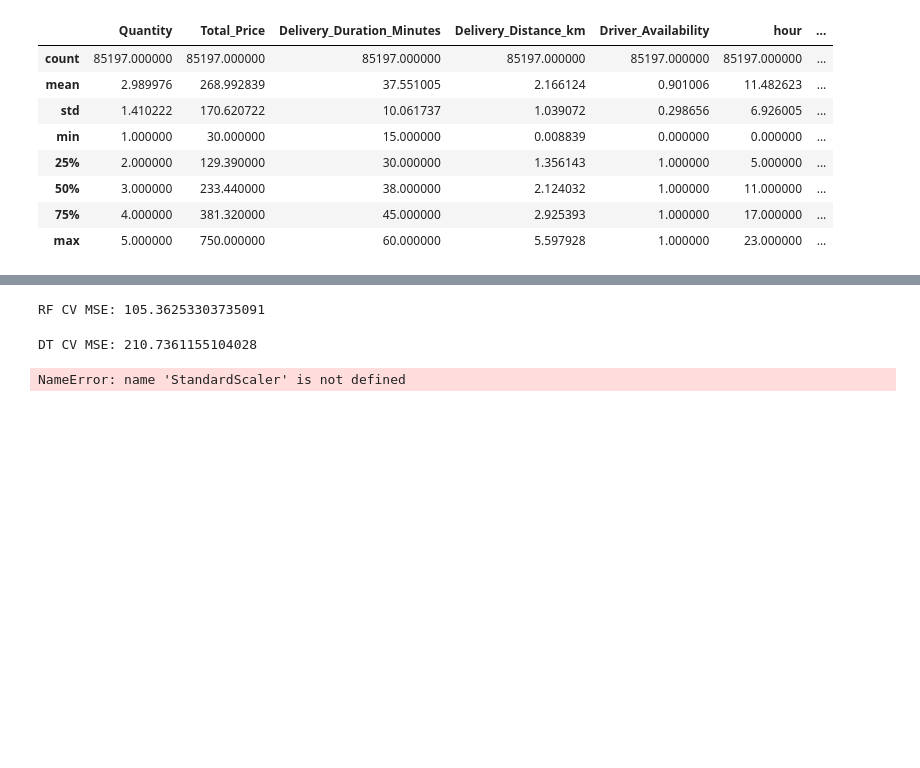
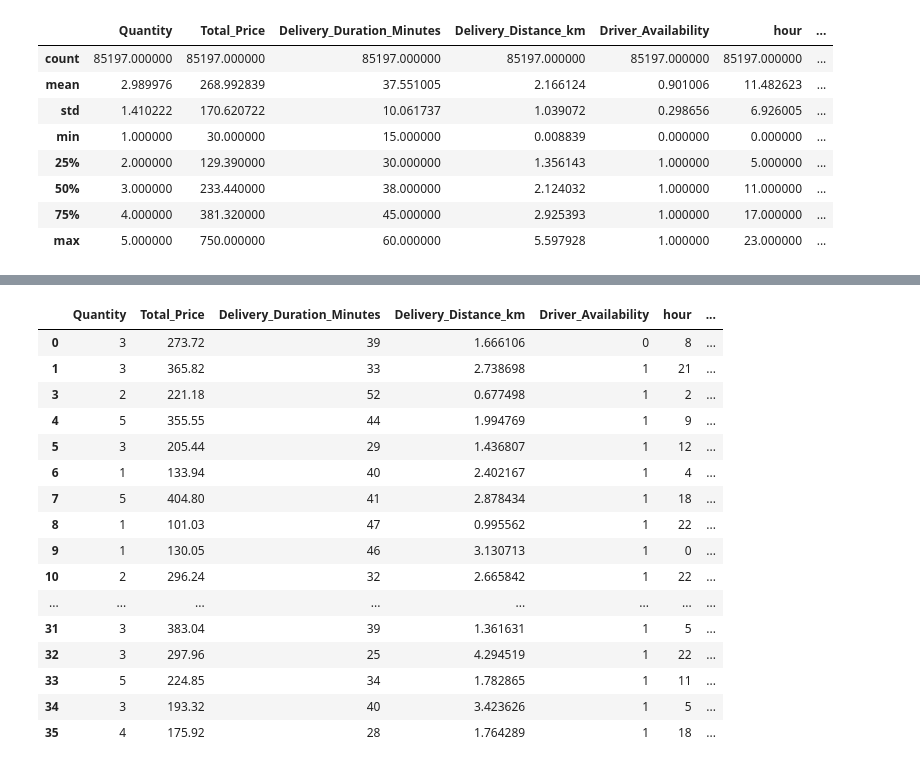
Before and after one commit to nguyenhuynhdt37/HM_GK, a Jupyter notebook: main.ipynb, the cells around one changed output, grey strips where cells are left out. Saved outputs shown, nothing was run; the diff lists cells and outputs as text; code cells hidden in the pictures; blank space fills up the shorter version.

```diff
--- a/main.ipynb
+++ b/main.ipynb
@@ -676,46 +694,20 @@ CV MSE: 101.70378971482371
-# %%
-from sklearn.ensemble import RandomForestRegressor
-
-rf = RandomForestRegressor(random_state=42)
-
-scores_rf = cross_val_score(
-    rf, X_train, y_train,
-    cv=5,
-    scoring='neg_mean_squared_error'
-)
-
-print("RF CV MSE:", -scores_rf.mean())
-# %% [output]
-RF CV MSE: 105.36253303735091
-# %%
-from sklearn.tree import DecisionTreeRegressor
-
-dt = DecisionTreeRegressor(random_state=42)
-
-scores_dt = cross_val_score(
-    dt, X_train, y_train,
-    cv=5,
-    scoring='neg_mean_squared_error'
-)
-
-print("DT CV MSE:", -scores_dt.mean())
-# %% [output]
-DT CV MSE: 210.7361155104028
-# %%
-from sklearn.pipeline import Pipeline
-pipeline_lr = Pipeline([
-    ('scaler', StandardScaler()),
-    ('model', LinearRegression())
-])
-
-cv_scores_lr = cross_val_score(
-    pipeline_lr,
-    X_train,
-    y_train,
-    cv=5,
-    scoring='neg_mean_squared_error'
-)
-
-print("Linear Regression CV MSE:", -cv_scores_lr.mean())
-# %% [output]
-NameError: name 'StandardScaler' is not defined
+# %%
+df8.head(30)
+# %% [output]
+|  | Quantity | Total_Price | Delivery_Duration_Minutes | Delivery_Distance_km | Driver_Availability | hour | ... |
+| 0 | 3 | 273.72 | 39 | 1.666106 | 0 | 8 | ... |
+| 1 | 3 | 365.82 | 33 | 2.738698 | 1 | 21 | ... |
+| 3 | 2 | 221.18 | 52 | 0.677498 | 1 | 2 | ... |
+| 4 | 5 | 355.55 | 44 | 1.994769 | 1 | 9 | ... |
+| 5 | 3 | 205.44 | 29 | 1.436807 | 1 | 12 | ... |
+| 6 | 1 | 133.94 | 40 | 2.402167 | 1 | 4 | ... |
+| 7 | 5 | 404.80 | 41 | 2.878434 | 1 | 18 | ... |
+| 8 | 1 | 101.03 | 47 | 0.995562 | 1 | 22 | ... |
+| 9 | 1 | 130.05 | 46 | 3.130713 | 1 | 0 | ... |
+| 10 | 2 | 296.24 | 32 | 2.665842 | 1 | 22 | ... |
+| ... | ... | ... | ... | ... | ... | ... | ... |
+| 31 | 3 | 383.04 | 39 | 1.361631 | 1 | 5 | ... |
+| 32 | 3 | 297.96 | 25 | 4.294519 | 1 | 22 | ... |
+| 33 | 5 | 224.85 | 34 | 1.782865 | 1 | 11 | ... |
+| 34 | 3 | 193.32 | 40 | 3.423626 | 1 | 5 | ... |
+| 35 | 4 | 175.92 | 28 | 1.764289 | 1 | 18 | ... |
```
Also changed, not shown: parts of 22 cells of this notebook, 6 other files.
